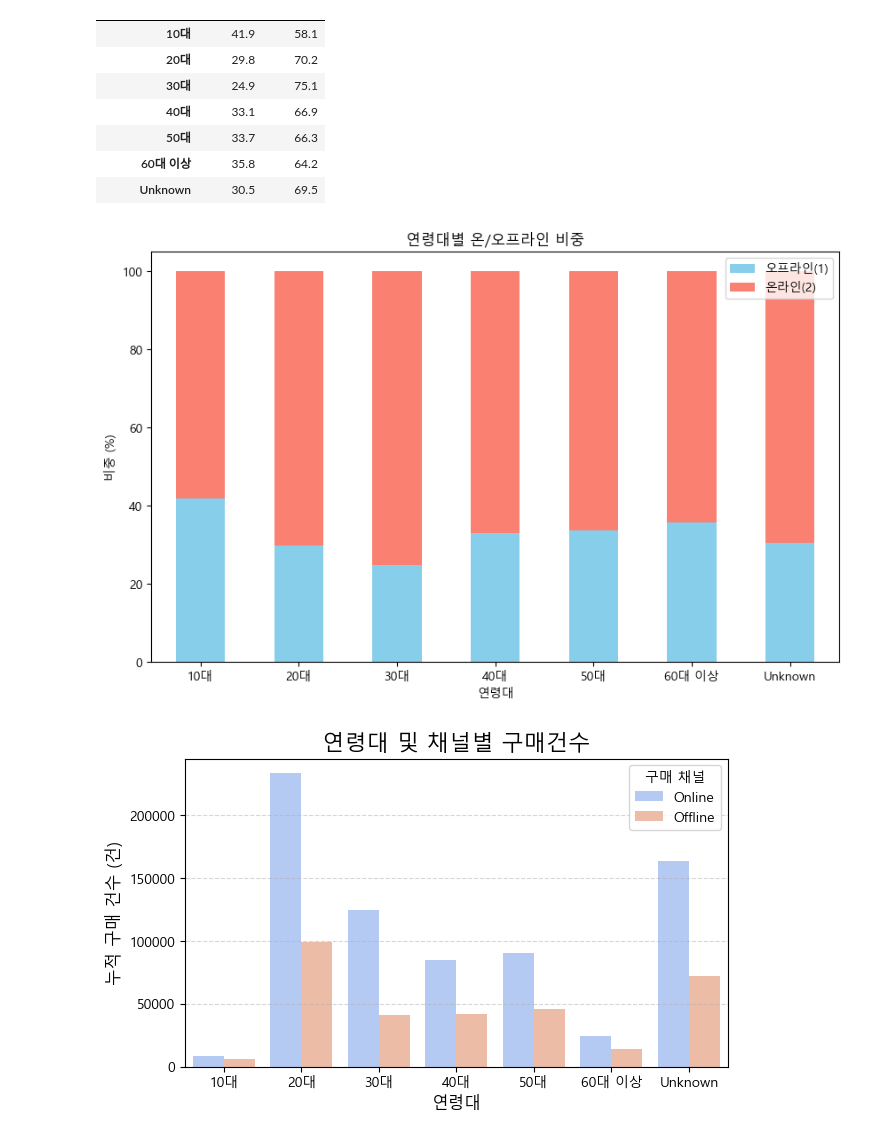
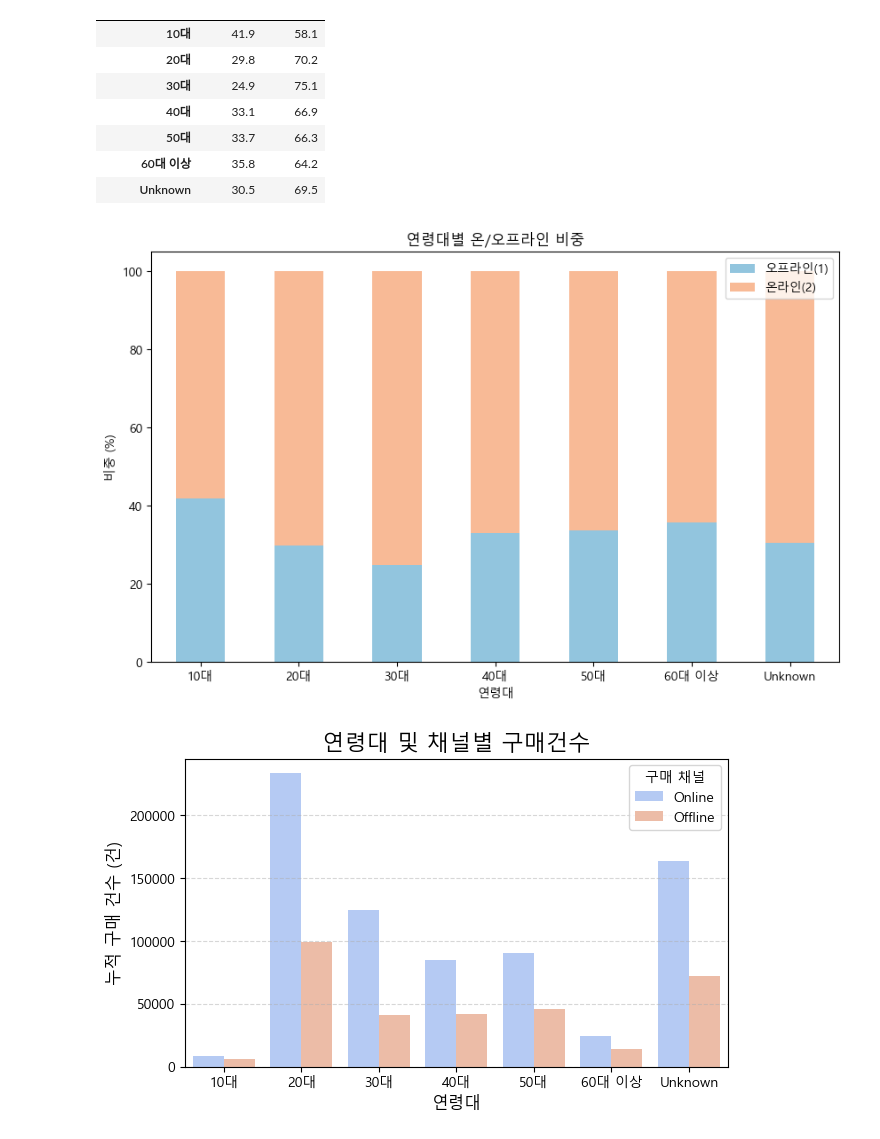
Before and after one commit to yoohengu/cross-gen-biz-analysis, a Jupyter notebook: notebooks/chanhui_eda/hm_2020_business_insight.ipynb, the cells around one changed output. Cells and saved outputs as stored; diff of their text form; code cells hidden in the pictures.

```diff
--- a/notebooks/chanhui_eda/hm_2020_business_insight.ipynb
+++ b/notebooks/chanhui_eda/hm_2020_business_insight.ipynb
@@ -962,19 +963,19 @@ channel_perc.round(1)
 # %%
 import matplotlib.pyplot as plt
 
 plt.rc('font', family='Malgun Gothic')
 
-channel_perc.plot(kind='bar', stacked=True, color=['skyblue', 'salmon'], figsize=(10, 6))
+channel_perc.plot(kind='bar', stacked=True, color=['#92c5de', "#f8ba96"], figsize=(10, 6))
 
 
 plt.title('연령대별 온/오프라인 비중')
 plt.xlabel('연령대')
 plt.ylabel('비중 (%)')
 plt.legend(title=None, labels=['오프라인(1)', '온라인(2)'])
 plt.xticks(rotation=0)
 plt.show()
 # %% [output]
-[figure, old version]
+[figure, new version]
 # %%
 ##연령대 및 채널별 구매건수
 import matplotlib.pyplot as plt
```
Also changed, not shown: parts of 2 cells of this notebook.
